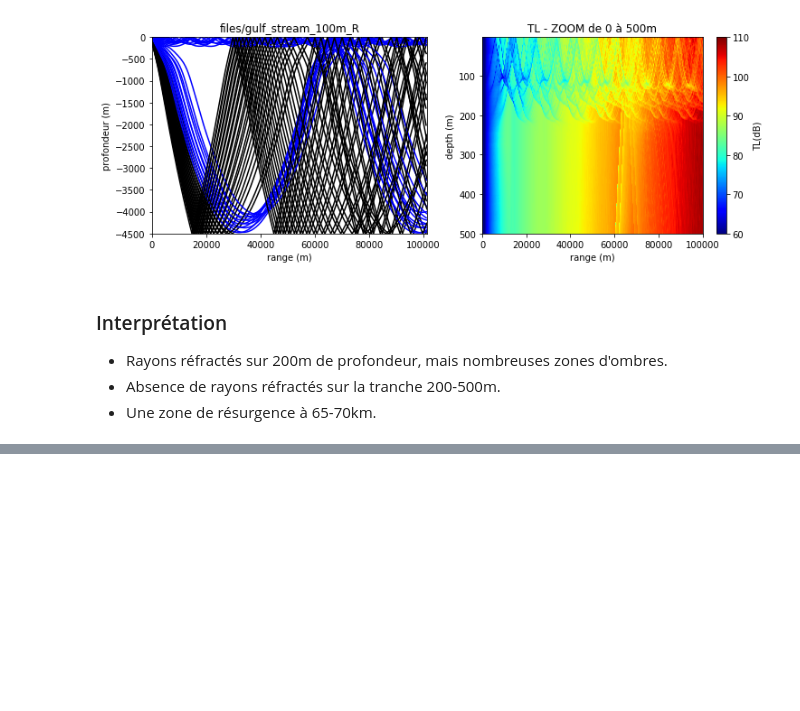
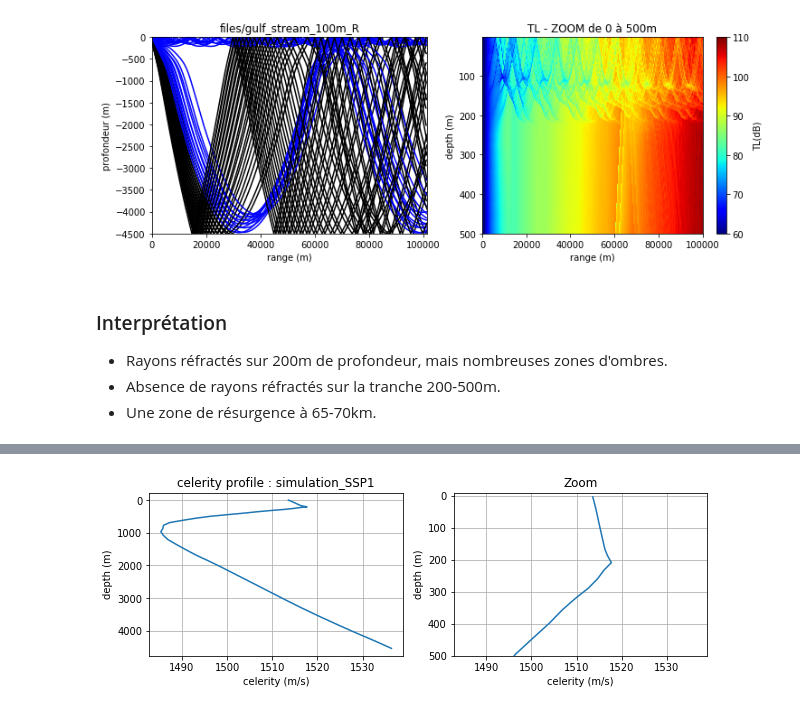
Before and after one commit to ponchama/Cognac_Acoustique, a Jupyter notebook: Bellhop/Profondeur_source.ipynb, the cells around one changed output, grey strips where cells are left out. Cells and saved outputs as stored; diff of their text form; code cells hidden in the pictures; blank space fills up the shorter version.

```diff
--- a/Bellhop/Profondeur_source.ipynb
+++ b/Bellhop/Profondeur_source.ipynb
@@ -285,0 +304,5 @@ g.plot_all(file_ray = 'files/gulf_stream_100m_R.ray', \
+# %%
+#plt.plot(g.SSP['gs']['c'][0,:], -g.SSP['gs']['depth'][:])
+g.plotssp('gs', y_zoom = 500)
+# %% [output]
+[figure, added]
```
Also changed, not shown: parts of 9 cells of this notebook, 1 other file.
